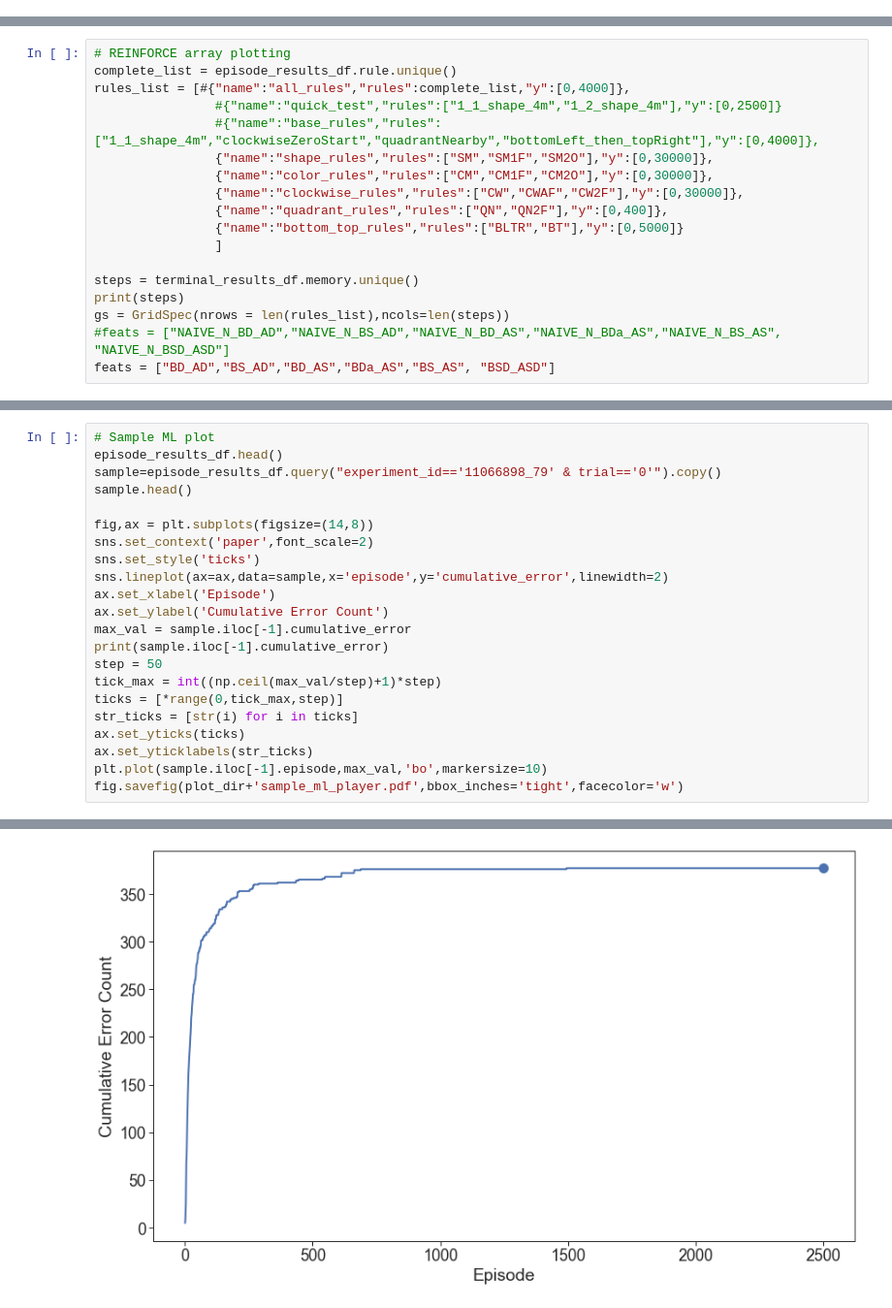
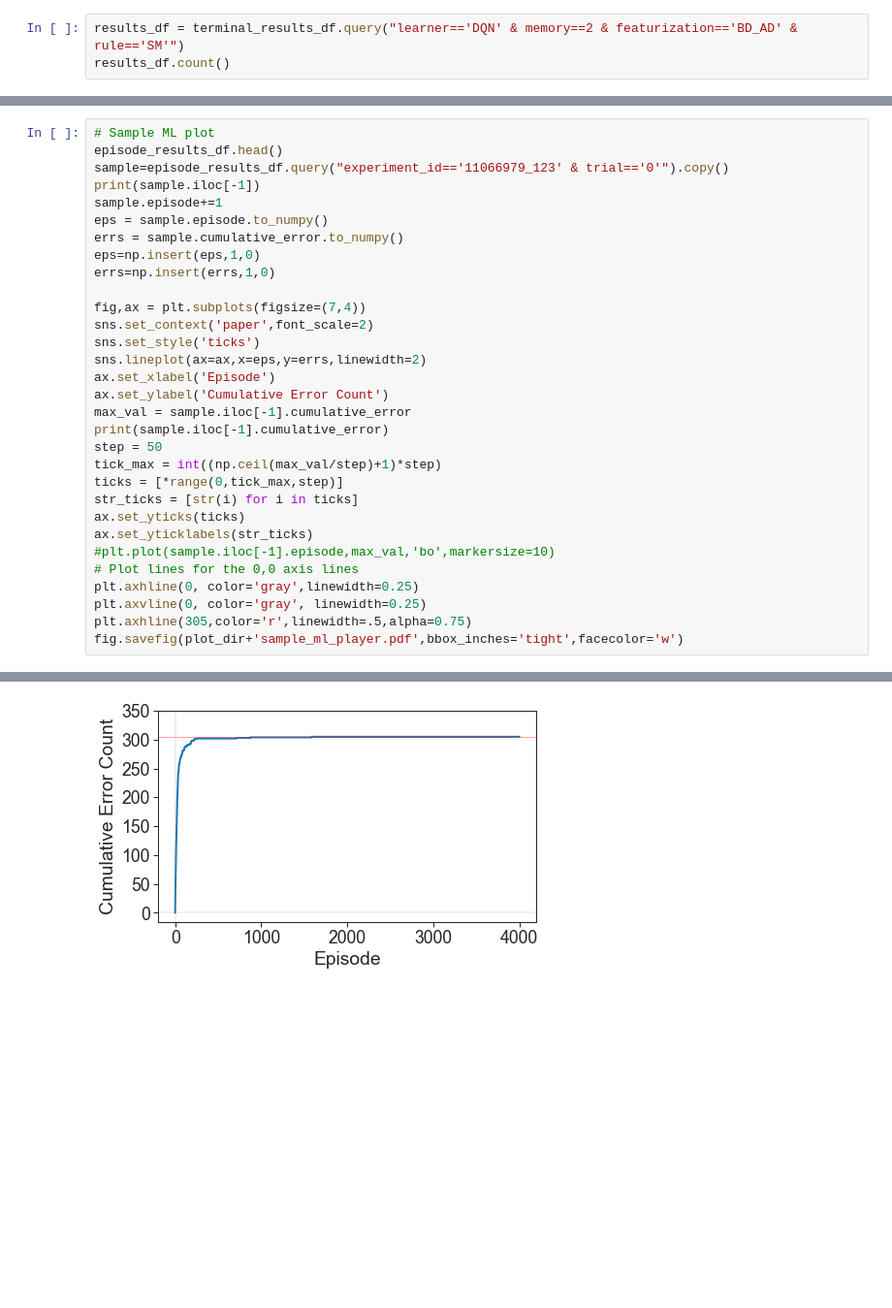
Before and after one commit to epulick/gohr, a Jupyter notebook: misc/neurips_ml_processing.ipynb, the cells around one changed output, grey strips where cells are left out. Shown at 97% size. Cells and saved outputs as stored; diff of their text form; blank space fills up the shorter version.

```diff
--- a/misc/neurips_ml_processing.ipynb
+++ b/misc/neurips_ml_processing.ipynb
@@ -120,0 +176,3 @@ terminal_results_df = pd.concat(terminal_results_list,ignore_index=True)
+# %%
+results_df = terminal_results_df.query("learner=='DQN' & memory==2 & featurization=='BD_AD' & rule=='SM'")
+results_df.count()
@@ -193,18 +326,0 @@ feats = ["BD_AD","BS_AD","BD_AS","BDa_AS","BS_AS", "BSD_ASD"]
-# %%
-# REINFORCE array plotting
-complete_list = episode_results_df.rule.unique()
-rules_list = [#{"name":"all_rules","rules":complete_list,"y":[0,4000]},
-                #{"name":"quick_test","rules":["1_1_shape_4m","1_2_shape_4m"],"y":[0,2500]}
-                #{"name":"base_rules","rules":["1_1_shape_4m","clockwiseZeroStart","quadrantNearby","bottomLeft_then_topRight"],"y":[0,4000]},
-                {"name":"shape_rules","rules":["SM","SM1F","SM2O"],"y":[0,30000]},
-                {"name":"color_rules","rules":["CM","CM1F","CM2O"],"y":[0,30000]},
-                {"name":"clockwise_rules","rules":["CW","CWAF","CW2F"],"y":[0,30000]},
-                {"name":"quadrant_rules","rules":["QN","QN2F"],"y":[0,400]},
-                {"name":"bottom_top_rules","rules":["BLTR","BT"],"y":[0,5000]}
-                ]
-
-steps = terminal_results_df.memory.unique()
-print(steps)
-gs = GridSpec(nrows = len(rules_list),ncols=len(steps))
-#feats = ["NAIVE_N_BD_AD","NAIVE_N_BS_AD","NAIVE_N_BD_AS","NAIVE_N_BDa_AS","NAIVE_N_BS_AS", "NAIVE_N_BSD_ASD"]
-feats = ["BD_AD","BS_AD","BD_AS","BDa_AS","BS_AS", "BSD_ASD"]
@@ -436,13 +669,18 @@ Comparing CW2F to CW
 # %%
 # Sample ML plot
 episode_results_df.head()
-sample=episode_results_df.query("experiment_id=='11066898_79' & trial=='0'").copy()
-sample.head()
+sample=episode_results_df.query("experiment_id=='11066979_123' & trial=='0'").copy()
+print(sample.iloc[-1])
+sample.episode+=1
+eps = sample.episode.to_numpy()
+errs = sample.cumulative_error.to_numpy()
+eps=np.insert(eps,1,0)
+errs=np.insert(errs,1,0)
 
-fig,ax = plt.subplots(figsize=(14,8))
+fig,ax = plt.subplots(figsize=(7,4))
 sns.set_context('paper',font_scale=2)
 sns.set_style('ticks')
-sns.lineplot(ax=ax,data=sample,x='episode',y='cumulative_error',linewidth=2)
+sns.lineplot(ax=ax,x=eps,y=errs,linewidth=2)
 ax.set_xlabel('Episode')
 ax.set_ylabel('Cumulative Error Count')
 max_val = sample.iloc[-1].cumulative_error
@@ -453,6 +691,10 @@ ticks = [*range(0,tick_max,step)]
 str_ticks = [str(i) for i in ticks]
 ax.set_yticks(ticks)
 ax.set_yticklabels(str_ticks)
-plt.plot(sample.iloc[-1].episode,max_val,'bo',markersize=10)
+#plt.plot(sample.iloc[-1].episode,max_val,'bo',markersize=10)
+# Plot lines for the 0,0 axis lines
+plt.axhline(0, color='gray',linewidth=0.25)
+plt.axvline(0, color='gray', linewidth=0.25)
+plt.axhline(305,color='r',linewidth=.5,alpha=0.75)
 fig.savefig(plot_dir+'sample_ml_player.pdf',bbox_inches='tight',facecolor='w')
 # %% [output]
@@ -460 +714 @@ fig.savefig(plot_dir+'sample_ml_player.pdf',bbox_inches='tight',facecolor='w')
-[figure, old version]
+[figure, new version]
```
Also changed, not shown: parts of 28 cells of this notebook, 5 other files.
